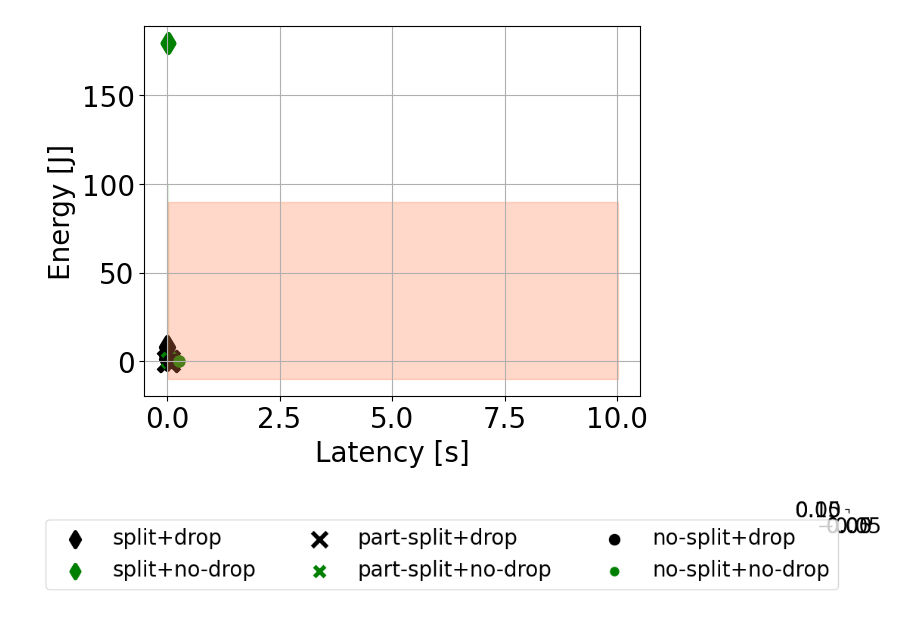
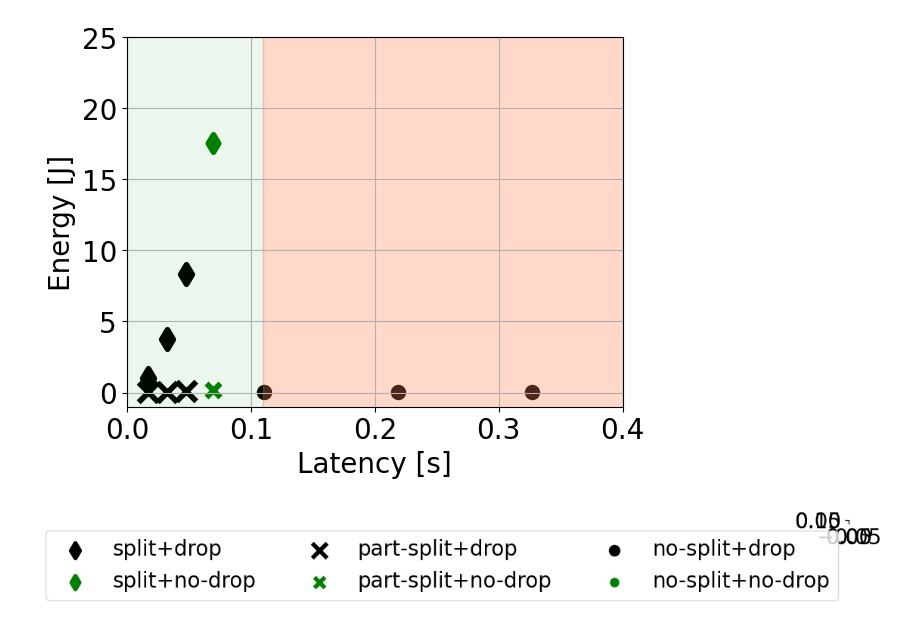
Before and after one commit to chetna-iitd/chiplet_scheduling, a Jupyter notebook: results_DoVit_HW2.ipynb, the cells around one changed output. Saved outputs shown, nothing was run; the diff lists cells and outputs as text; code cells hidden in the pictures.

```diff
--- a/results_DoVit_HW2.ipynb
+++ b/results_DoVit_HW2.ipynb
@@ -66,38 +66,38 @@ fig, ax=plt.subplots()
 
 energy1=np.multiply(energy1_,latency1)
 energy2=np.multiply(energy2_,latency2)
 energy3=np.multiply(energy3_,latency3)
 energy1_all=np.multiply(energy1_all_,xpoints_1)
 energy2_all=np.multiply(energy2_all_,xpoints_2)
 energy3_all=np.multiply(energy3_all_,xpoints_3)
 
 plt.scatter(xpoints_2, energy2_all, s=100, marker='d', color='k', linewidth=4)
 plt.scatter(latency2, energy2, s=80, marker='d', color='g', linewidth=4)
 plt.scatter(xpoints_1, energy1_all, s=200, marker='x', color='k', linewidth=4)
 plt.scatter(latency1, energy1, s=100, marker='x', color='g', linewidth=4)
 plt.scatter(xpoints_3, energy3_all, s=200, marker='.', color='k', linewidth=4)
 plt.scatter(latency3, energy3, s=100, marker='.', color='g', linewidth=4)
-rect=plt.Rectangle(xy=(0.015,-10), width=10, height=100, color='coral',alpha=0.3 )
+rect=plt.Rectangle(xy=(0.11,-10), width=10, height=100, color='coral',alpha=0.3 )
 ax.add_patch(rect)
-rect2=plt.Rectangle(xy=(-1000000/100000000000,-30000/10000000), width=0.015, height=100, color='green',alpha=0.07 )
+rect2=plt.Rectangle(xy=(-1000000/100000000000,-1), width=0.11, height=100, color='green',alpha=0.07 )
 ax.add_patch(rect2)
-# plt.ylim(-30000/10000000,600000/10000000)
-# plt.xlim(-20000000/100000000000,3000000000/100000000000)
+plt.ylim(-1,25)
+plt.xlim(-20000000/100000000000,0.4)
 #plt.legend(["split+drop" , "split+no-drop", "part-split+drop" , "part-split+no-drop","no-split+drop" , "no-split+no-drop"], ncol = 3 , bbox_to_anchor = (.01 , 0.34), frameon=True)#loc = "lower right")
 plt.grid()
 COLOR11 = 'black'
 plt.rcParams['text.color'] = COLOR11
 plt.rcParams['axes.labelcolor'] = COLOR11
 plt.rcParams['xtick.color'] = COLOR11
 plt.rcParams['ytick.color'] = COLOR11
 plt.xlabel('Latency [s]')
 plt.ylabel('Energy [J]')
 plt.rcParams.update({'font.size': 20})
 plt.savefig('energy_lat_alex_hw1.pdf',bbox_inches='tight')
 plt.show()
 plt.close()
 # %% [output]
-[figure, old version]
+[figure, new version]
 # %%
 import matplotlib.pyplot as plt1
 import numpy as np
```
Also changed, not shown: parts of 1 cell of this notebook, 6 other files.
